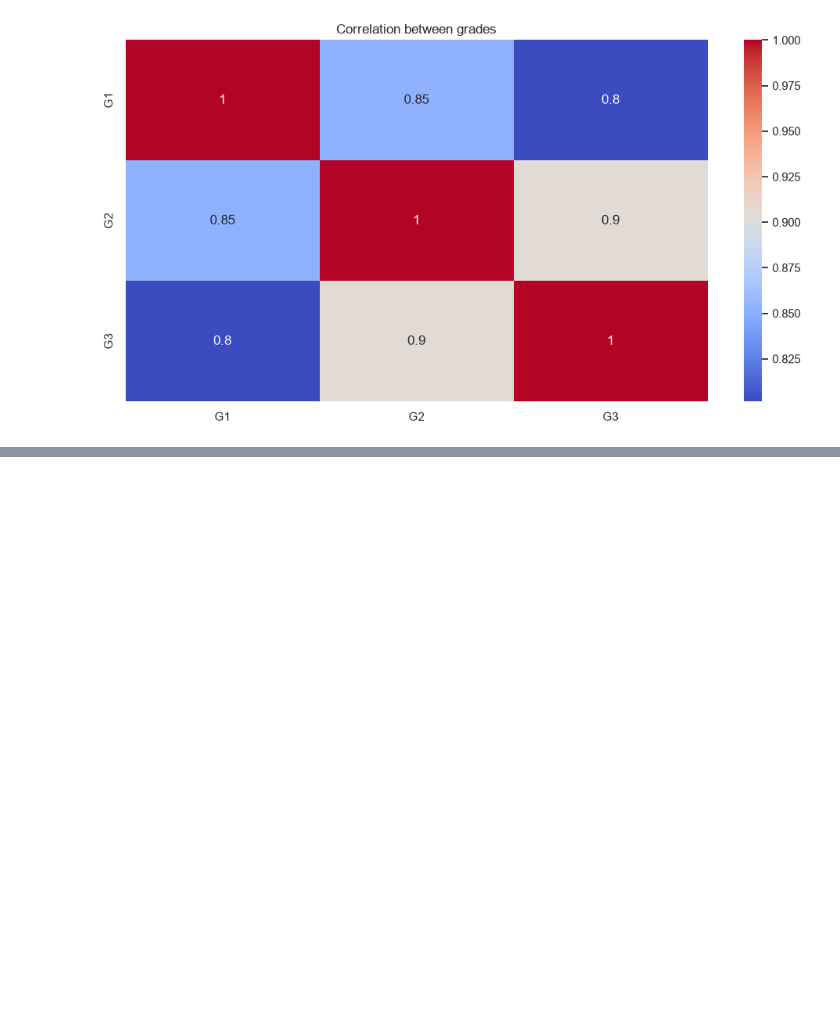
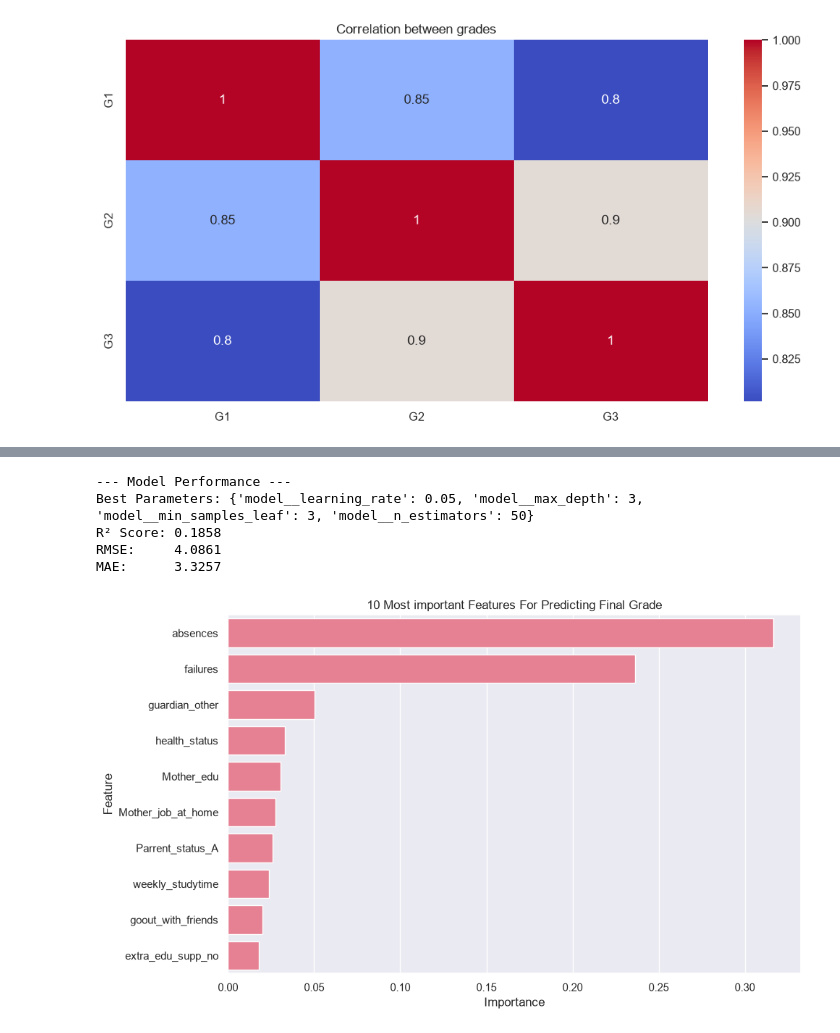
Before and after one commit to shiocanel/ml-ai-projects, a Jupyter notebook: student_final_grade/student_performance.ipynb, the cells around one changed output, grey strips where cells are left out. Cells and saved outputs as stored; diff of their text form; code cells hidden in the pictures; blank space fills up the shorter version.

```diff
--- a/student_final_grade/student_performance.ipynb
+++ b/student_final_grade/student_performance.ipynb
@@ -70,0 +165,31 @@ plt.show()
+# %%
+
+print("\n--- Model Performance ---")
+print(f"Best Parameters: {grid_search.best_params_}")
+print(f"R² Score: {r2_score(y_test, y_pred):.4f}")
+print(f"RMSE:     {np.sqrt(mean_squared_error(y_test, y_pred)):.4f}")
+print(f"MAE:      {mean_absolute_error(y_test, y_pred):.4f}")
+
+cat_encoder = best_model.named_steps["preprocessor"].named_transformers_["cat"]
+cat_feature_names = cat_encoder.get_feature_names_out(categorical_cols)
+all_feature_names = np.concatenate([cat_feature_names, numerical_cols])
+
+importances = best_model.named_steps["model"].feature_importances_
+
+importance_df = pd.DataFrame({
+    'Feature': all_feature_names,
+    'Importance': importances
+}).sort_values(by='Importance', ascending=False)
+
+plt.figure(figsize=(10, 6))
+sns.barplot(data=importance_df.head(10), x="Importance", y="Feature")
+plt.title("10 Most important Features For Predicting Final Grade")
+plt.tight_layout()
+plt.show()
+# %% [output]
+--- Model Performance ---
+Best Parameters: {'model__learning_rate': 0.05, 'model__max_depth': 3, 'model__min_samples_leaf': 3, 'model__n_estimators': 50}
+R² Score: 0.1858
+RMSE:     4.0861
+MAE:      3.3257
+[figure, added]
```
Also changed, not shown: parts of 5 cells of this notebook.
